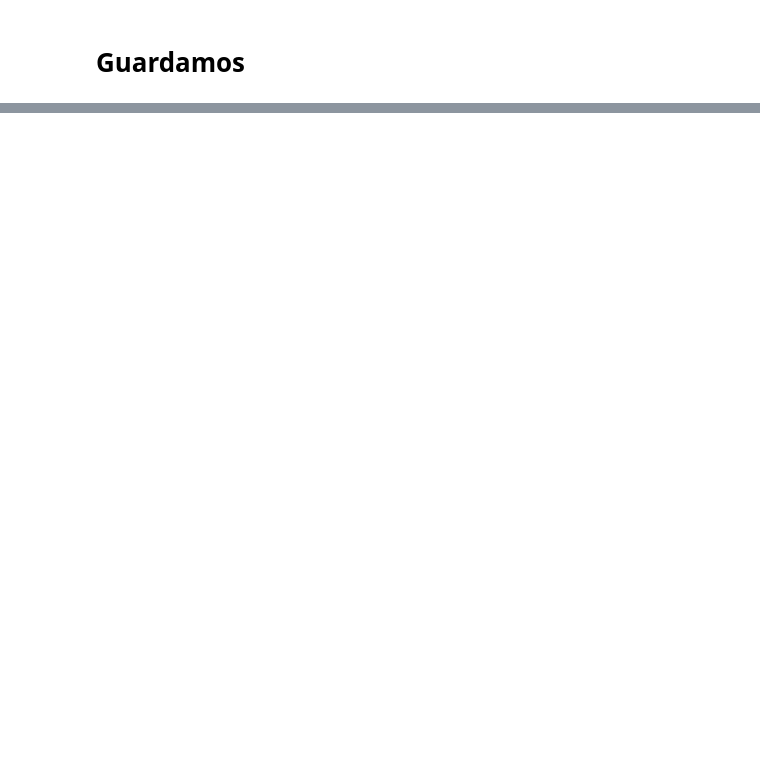
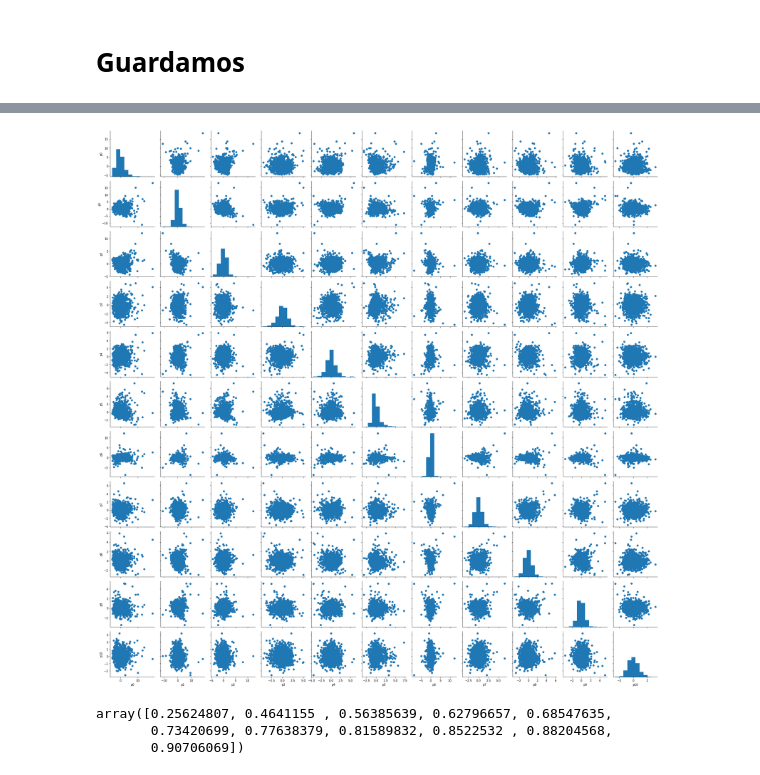
Before and after one commit to SPQR14/diplomado_cdd_2022, a Jupyter notebook: exams/examen_m3/SparkExam.ipynb, the cells around one changed output, grey strips where cells are left out. Drawn from its saved outputs; the diff is of its cells as text; code cells hidden in the pictures; blank space fills up the shorter version.

```diff
--- a/exams/examen_m3/SparkExam.ipynb
+++ b/exams/examen_m3/SparkExam.ipynb
@@ -136,7 +136,7 @@ only showing top 20 rows
 # %% [markdown]
 # TAD
 # %%
-f = df.groupBy(['Person', 'CurrentAge','FICOScore', 'Zipcode',
+f = df.groupBy(['Person', 'CurrentAge','FICOScore', 'RetirementAge',
                 'YearlyIncome_Person', 'TotalDebt', 'NumCreditCards'])\
       .agg((sum("Amount").cast(DecimalType(10,2))).alias("TotalAmount"),
            (avg("Amount").cast(DecimalType(10,2))).alias("AvgAmount"),
@@ -149,6 +149,11 @@ f = df.groupBy(['Person', 'CurrentAge','FICOScore', 'Zipcode',
            (avg("USAmount").cast(DecimalType(10,2))).alias("AvgUSAmount"),
            (avg("OnlineAmount").cast(DecimalType(10,2))).alias("AvgOnlineAmount"),
            (avg("AbroadAmount").cast(DecimalType(10,2))).alias("AvgAbroadAmount"),
+           (max("CreditLimit").cast(DecimalType(10,2))).alias("MaxCreditLimit"),
+           (min("CreditLimit").cast(DecimalType(10,2))).alias("MinCreditLimit"),
+           (avg("CreditLimit").cast(DecimalType(10,2))).alias("AvgCreditLimit"),
+           (max("Recency")).alias("Antiquity"),
+           (max("RemainingYears")).alias("RemainingYears")
           )
 # %%
 f.show()
@@ -219,0 +235,2 @@ f.write.format("csv").save("/Users/karla/Documents/Docs/Credit Cards Transaction
+# %%
+df_p =  pd.read_csv('../data/TAD.csv')
@@ -219,0 +264,20 @@ f.write.format("csv").save("/Users/karla/Documents/Docs/Credit Cards Transaction
+# %%
+X = df_p[['CurrentAge', 'FICOScore', 'RetirementAge',
+       'YearlyIncome_Person', 'TotalDebt', 'NumCreditCards', 'TotalAmount',
+       'AvgAmount', 'MaxAmount', 'MinAmount', 'TotalTransactions', 'USTrans',
+       'OnlineTrans', 'AbroadTrans', 'AvgUSAmount', 'AvgOnlineAmount',
+       'AvgAbroadAmount', 'MaxCreditLimit', 'MinCreditLimit', 'AvgCreditLimit',
+       'Antiquity', 'RemainingYears']]
+# %%
+# Primer paso 1: Estandarización
+from sklearn.preprocessing import StandardScaler
+sc = StandardScaler()
+sc.fit(X)
+Xsc = pd.DataFrame(sc.transform(X), columns=X.columns)
+
+# Paso 2: PCA
+from sklearn.decomposition import PCA
+k_components = 11
+pca = PCA(k_components)
+pca.fit(Xsc)
+Xp = pd.DataFrame(pca.transform(Xsc), columns=[f'p{i}' for i in range(k_components)])
@@ -219,0 +300,14 @@ f.write.format("csv").save("/Users/karla/Documents/Docs/Credit Cards Transaction
+# %%
+g = sns.PairGrid(Xp)
+g.map_diag(plt.hist)
+g.map_offdiag(plt.scatter)
+g.add_legend();
+# %% [output]
+[figure, added]
+# %%
+# Varianza explicada
+pca.explained_variance_ratio_.cumsum()
+# %% [output]
+array([0.25624807, 0.4641155 , 0.56385639, 0.62796657, 0.68547635,
+       0.73420699, 0.77638379, 0.81589832, 0.8522532 , 0.88204568,
+       0.90706069])
```
Also changed, not shown: parts of 47 cells of this notebook, 3 other files.
